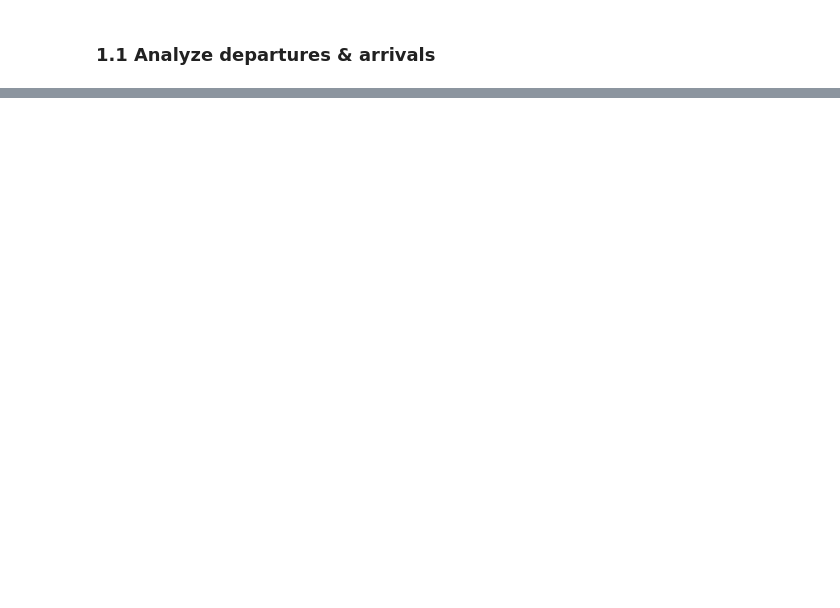
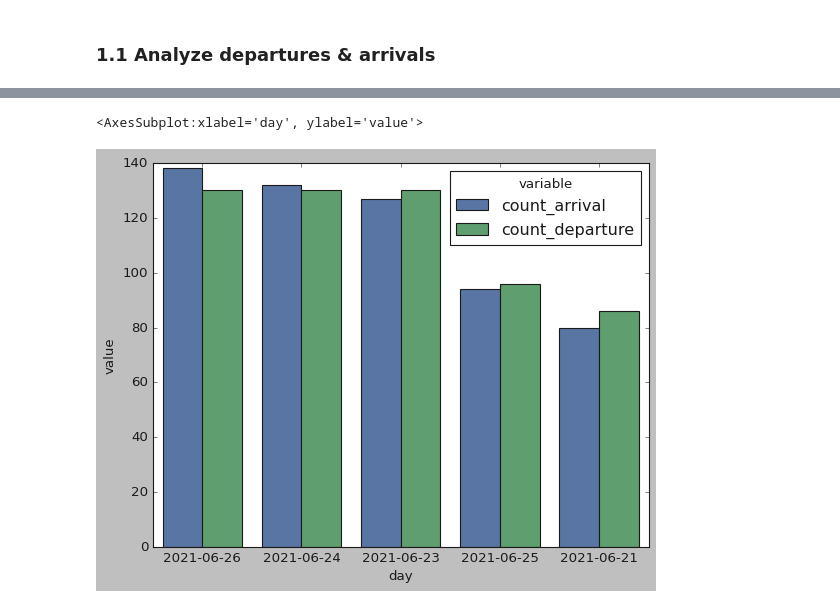
Before and after one commit to jaddel/education_cab_github, a Jupyter notebook: assignment_2/task1/task1.1.ipynb, the cells around one changed output, grey strips where cells are left out. Saved outputs shown, nothing was run; the diff lists cells and outputs as text; code cells hidden in the pictures; blank space fills up the shorter version.

```diff
--- a/assignment_2/task1/task1.1.ipynb
+++ b/assignment_2/task1/task1.1.ipynb
@@ -60,16 +36,20 @@ Name: start_station_name, Length: 57934, dtype: object>
 # %%
 # https://www.semicolonworld.com/question/54955/mapping-columns-from-one-dataframe-to-another-to-create-a-new-column
+
 df1['capacity_start_station'] = df1.start_station_name.map(dict(df2[['Name', 'Capacity']].values))
 df1['capacity_end_station'] = df1.end_station_name.map(dict(df2[['Name', 'Capacity']].values))
 
 df1['started_at'] = pd.to_datetime(df1['started_at'], format='%Y-%m-%d %H:%M:%S')# <-- How to change the datetime format to '%d.%m.%Y'| Use in a new line of code: dt.strftime('%m/%d/%Y')
 df1['ended_at'] = pd.to_datetime(df1['ended_at'], format='%Y-%m-%d %H:%M:%S')
-df1['day'] = pd.to_datetime(df1['ended_at'], format='%Y-%m-%d')
+#df1['day'] = pd.to_datetime(df1['day'], format='%Y-%m-%d')
+
+df1['start_hour'] = df1['started_at'].dt.hour
+df1['end_hour'] = df1['started_at'].dt.hour
 
 df1['rental_duration'] = df1['ended_at']-df1['started_at']
-df1['rental_duration_num'] = df1['ended_at']-df1['started_at']
-df1['rental_duration_num_min'] = df1['rental_duration_num'].dt.seconds//60
+df1['rental_duration__minutes'] = df1['rental_duration'].dt.seconds//60
 
-df1['routes'] = df1['start_station_id'].astype(str) + df1['end_station_id'].astype(str)
+df1['route_id'] = df1['start_station_id'].astype(str) + df1['end_station_id'].astype(str)
+df1['route_name'] = df1['start_station_name'].astype(str) + ' <-> ' + df1['end_station_name'].astype(str)
 df1['combined_capacity'] = df1['capacity_start_station']*df1['capacity_end_station']
 # %%
@@ -187,0 +161,2 @@ station_arrival_departure.head(20)
+# %%
+data1 = pd.melt(df_dep_arr.head(100), id_vars=['station', 'day'], value_vars=['count_arrival', 'count_departure'])
@@ -191,0 +195,10 @@ station_arrival_departure = pd.melt(data, id_vars=['station'], value_vars=['coun
+# %%
+# Using the melt function to reshape the 10 most used staions.
+#data = pd.melt(df_dep_arr.head(10), id_vars=['station'], value_vars=['count_arrival', 'count_departure'])
+sns.set(rc={'figure.figsize':(16,5)}, )
+plt.style.use(pg)
+#plt.xlim(300, 750)
+sns.barplot(y='value', x='day', hue='variable', data=data1.loc[data1['station']=='4th St & Madison Dr NW'])
+# %% [output]
+<AxesSubplot:xlabel='day', ylabel='value'>
+[figure, added]
```
Also changed, not shown: parts of 48 cells of this notebook, 2 other files.
